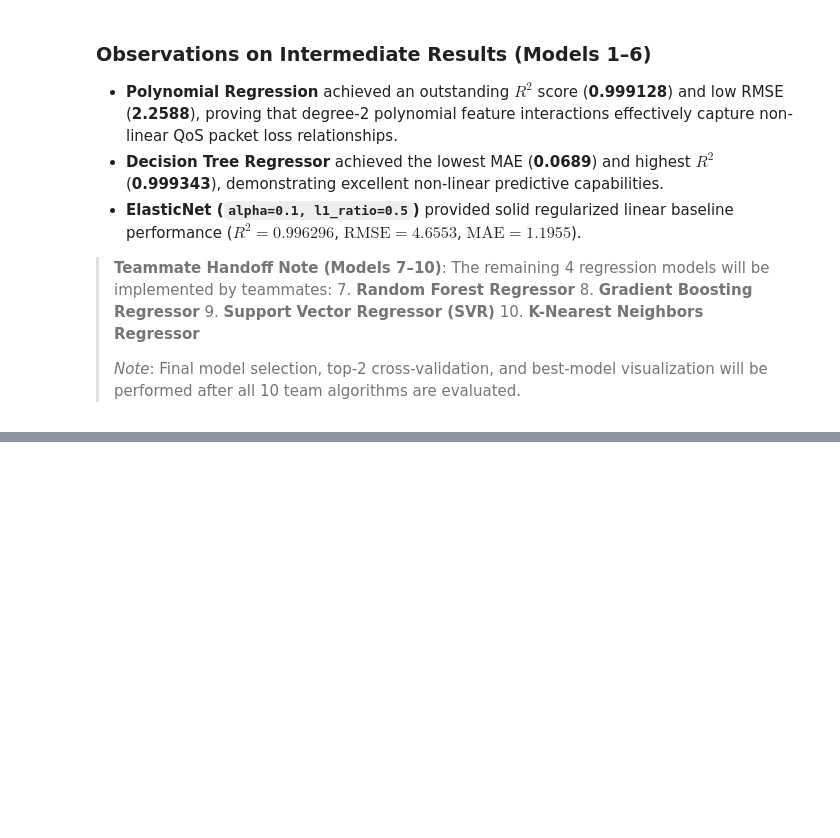
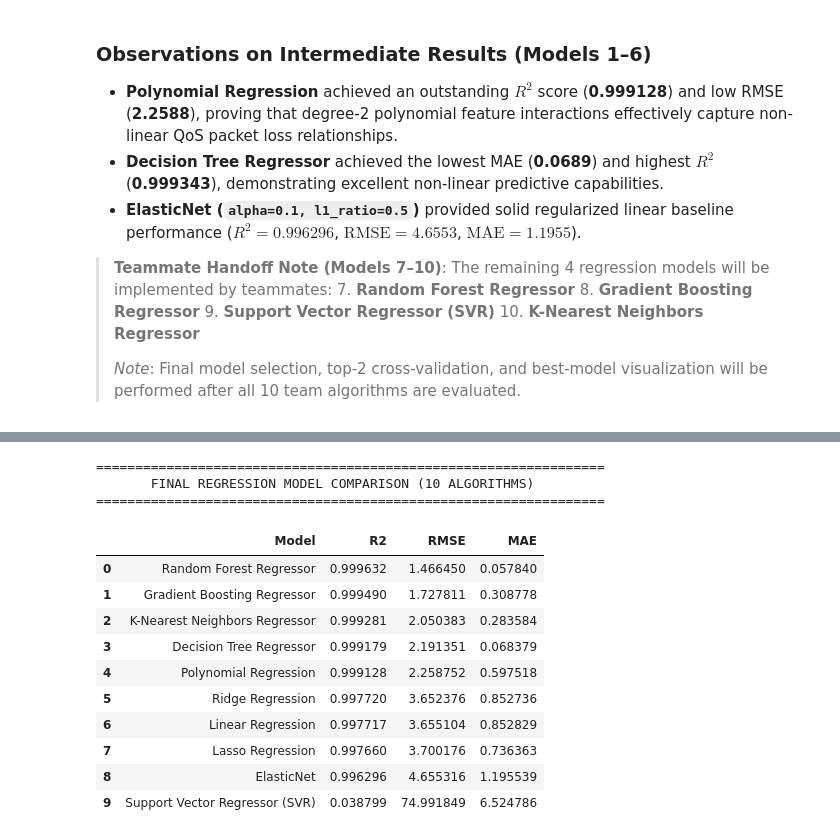
Before and after one commit to ysujith728/NetGuard-QoS-IDS, a Jupyter notebook: notebooks/regression.ipynb, the cells around one changed output, grey strips where cells are left out. Cells and saved outputs as stored; diff of their text form; code cells hidden in the pictures; blank space fills up the shorter version.

```diff
--- a/notebooks/regression.ipynb
+++ b/notebooks/regression.ipynb
@@ -501,0 +590,24 @@ intermediate_results_df
+# %%
+# Final 10-Model Comparison Table ranked by R2 score
+results_df = pd.DataFrame(results)
+results_df = results_df.sort_values(by="R2", ascending=False).reset_index(drop=True)
+
+print("=" * 65)
+print("       FINAL REGRESSION MODEL COMPARISON (10 ALGORITHMS)")
+print("=" * 65)
+display(results_df)
+# %% [output]
+=================================================================
+       FINAL REGRESSION MODEL COMPARISON (10 ALGORITHMS)
+=================================================================
+|  | Model | R2 | RMSE | MAE |
+| 0 | Random Forest Regressor | 0.999632 | 1.466450 | 0.057840 |
+| 1 | Gradient Boosting Regressor | 0.999490 | 1.727811 | 0.308778 |
+| 2 | K-Nearest Neighbors Regressor | 0.999281 | 2.050383 | 0.283584 |
+| 3 | Decision Tree Regressor | 0.999179 | 2.191351 | 0.068379 |
+| 4 | Polynomial Regression | 0.999128 | 2.258752 | 0.597518 |
+| 5 | Ridge Regression | 0.997720 | 3.652376 | 0.852736 |
+| 6 | Linear Regression | 0.997717 | 3.655104 | 0.852829 |
+| 7 | Lasso Regression | 0.997660 | 3.700176 | 0.736363 |
+| 8 | ElasticNet | 0.996296 | 4.655316 | 1.195539 |
+| 9 | Support Vector Regressor (SVR) | 0.038799 | 74.991849 | 6.524786 |
```
Also changed, not shown: parts of 24 cells of this notebook.
